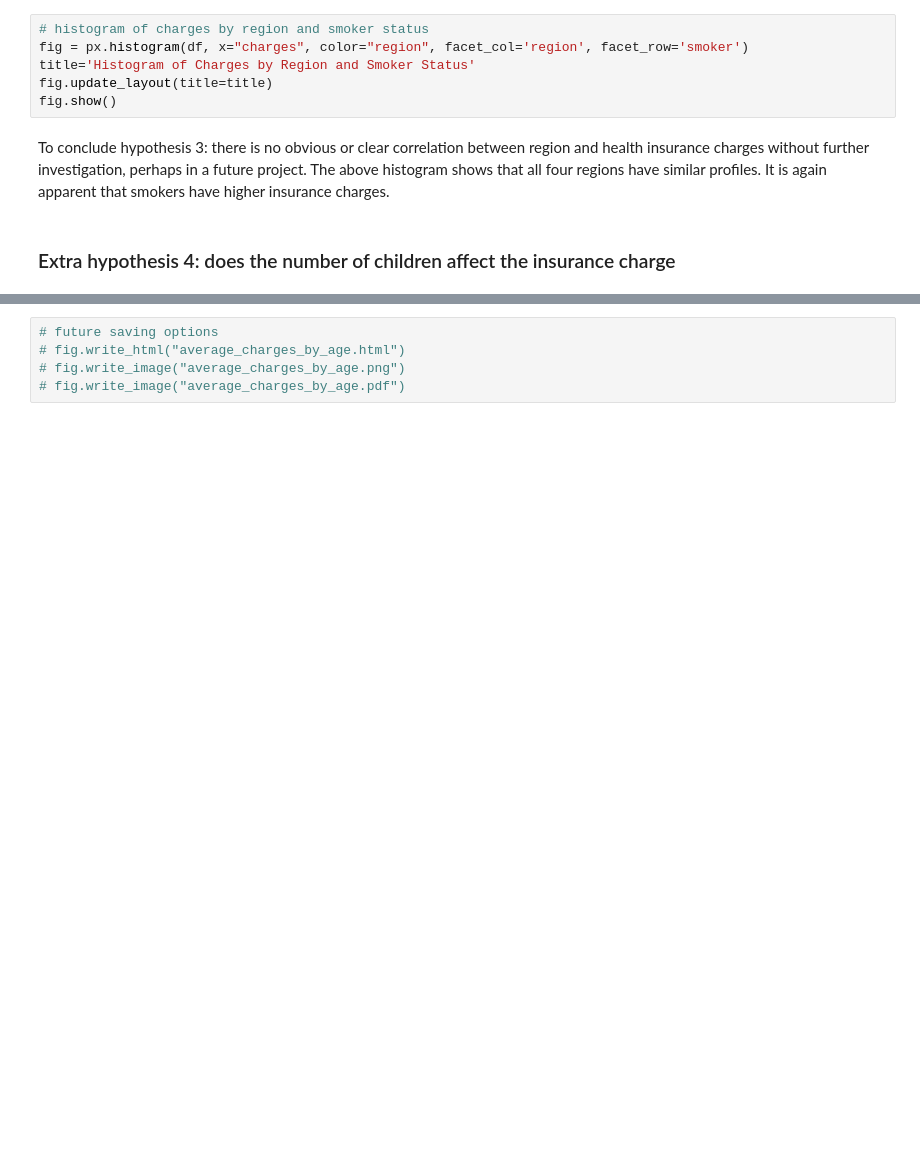
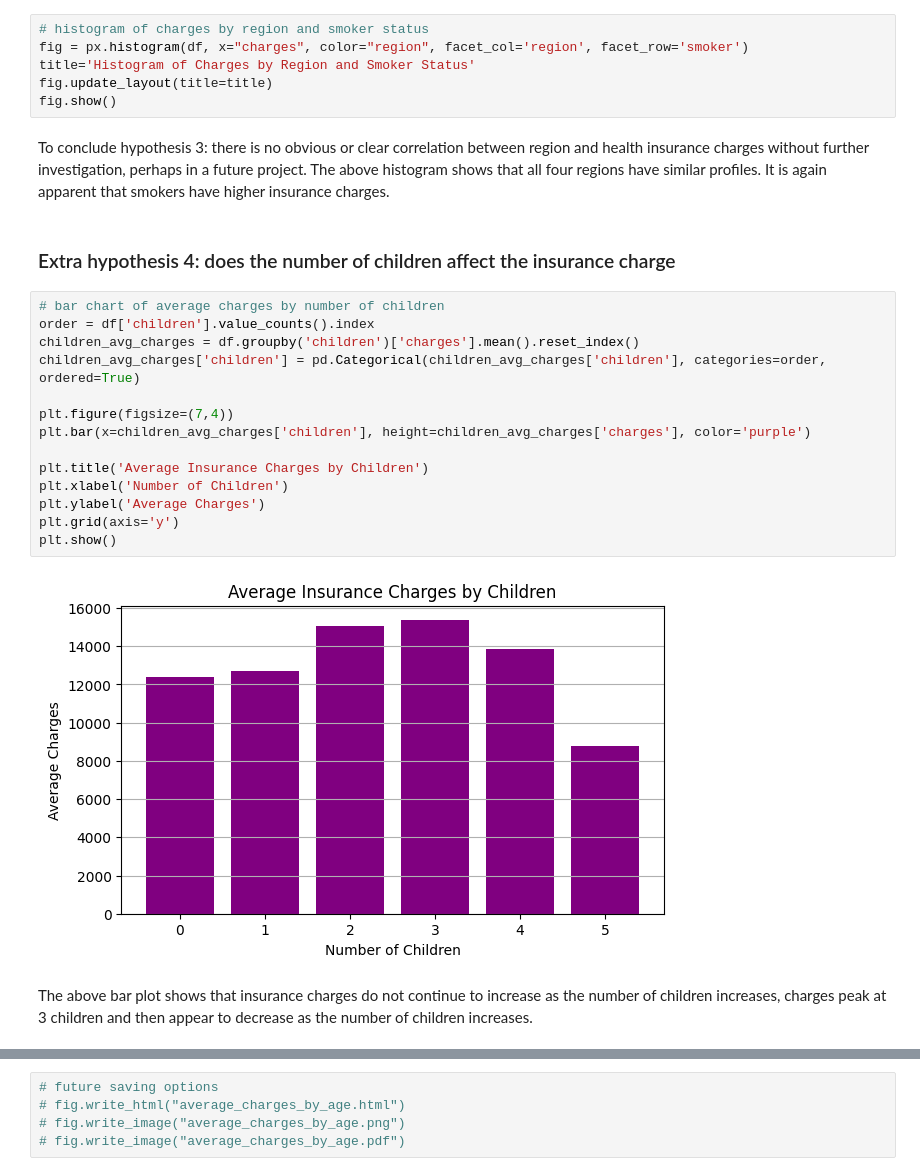
Before and after one commit to BethW83/health-insurance-project-1, a Jupyter notebook: jupyter_notebooks/Notebook-2-visuals.ipynb, the cells around one changed output, grey strips where cells are left out. Drawn from its saved outputs; the diff is of its cells as text; blank space fills up the shorter version.

```diff
--- a/jupyter_notebooks/Notebook-2-visuals.ipynb
+++ b/jupyter_notebooks/Notebook-2-visuals.ipynb
@@ -131,3 +147,21 @@ fig.show()
 To conclude hypothesis 3: there is no obvious or clear correlation between region and health insurance charges without further investigation, perhaps in a future project. The above histogram shows that all four regions have similar profiles. It is again apparent that smokers have higher insurance charges.
 # %% [markdown]
 ### Extra hypothesis 4: does the number of children affect the insurance charge
+# %%
+# bar chart of average charges by number of children
+order = df['children'].value_counts().index
+children_avg_charges = df.groupby('children')['charges'].mean().reset_index()
+children_avg_charges['children'] = pd.Categorical(children_avg_charges['children'], categories=order, ordered=True)
+
+plt.figure(figsize=(7,4))
+plt.bar(x=children_avg_charges['children'], height=children_avg_charges['charges'], color='purple')
+
+plt.title('Average Insurance Charges by Children')
+plt.xlabel('Number of Children')
+plt.ylabel('Average Charges')
+plt.grid(axis='y')
+plt.show()
+# %% [output]
+[figure, added]
+# %% [markdown]
+The above bar plot shows that insurance charges do not continue to increase as the number of children increases, charges peak at 3 children and then appear to decrease as the number of children increases.
```
Also changed, not shown: parts of 4 cells of this notebook, 1 other file.
